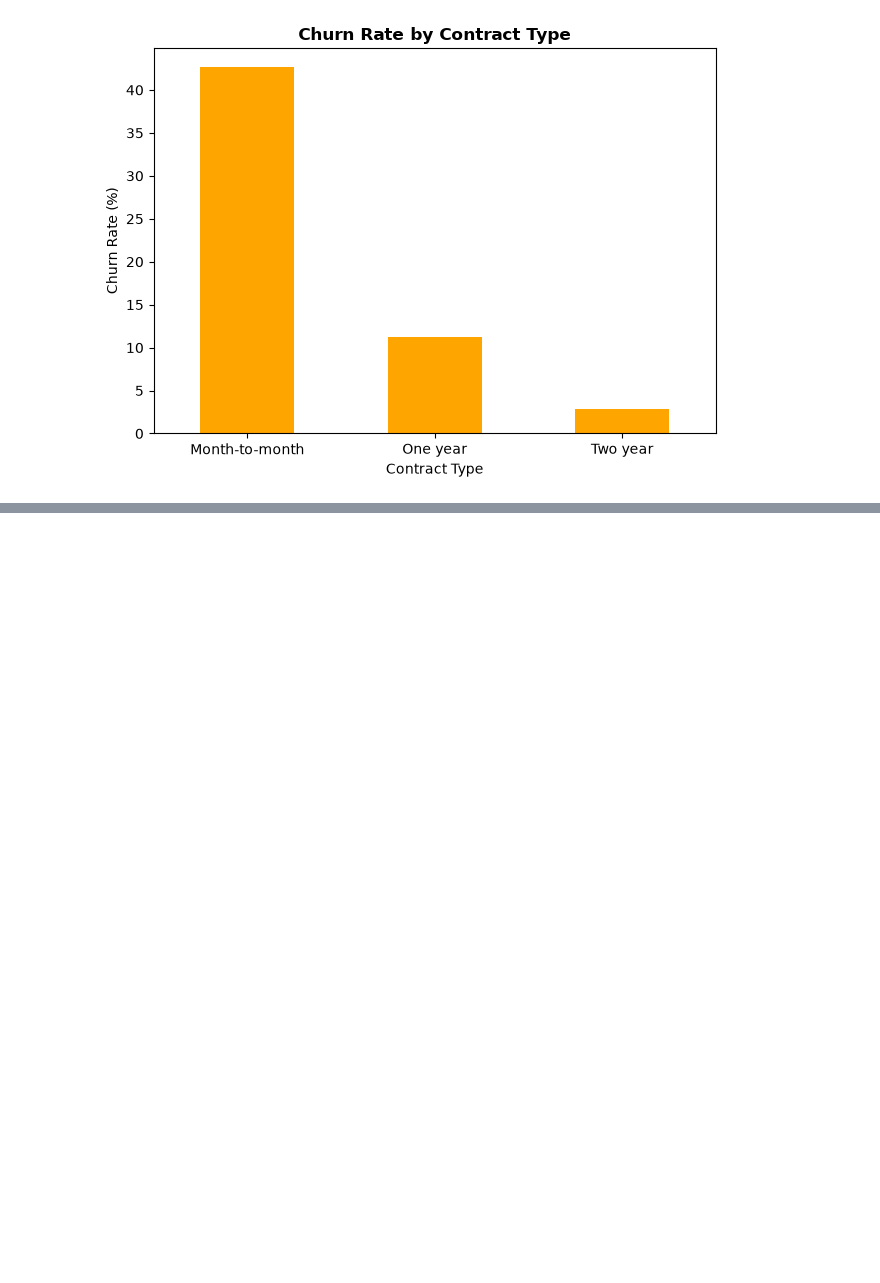
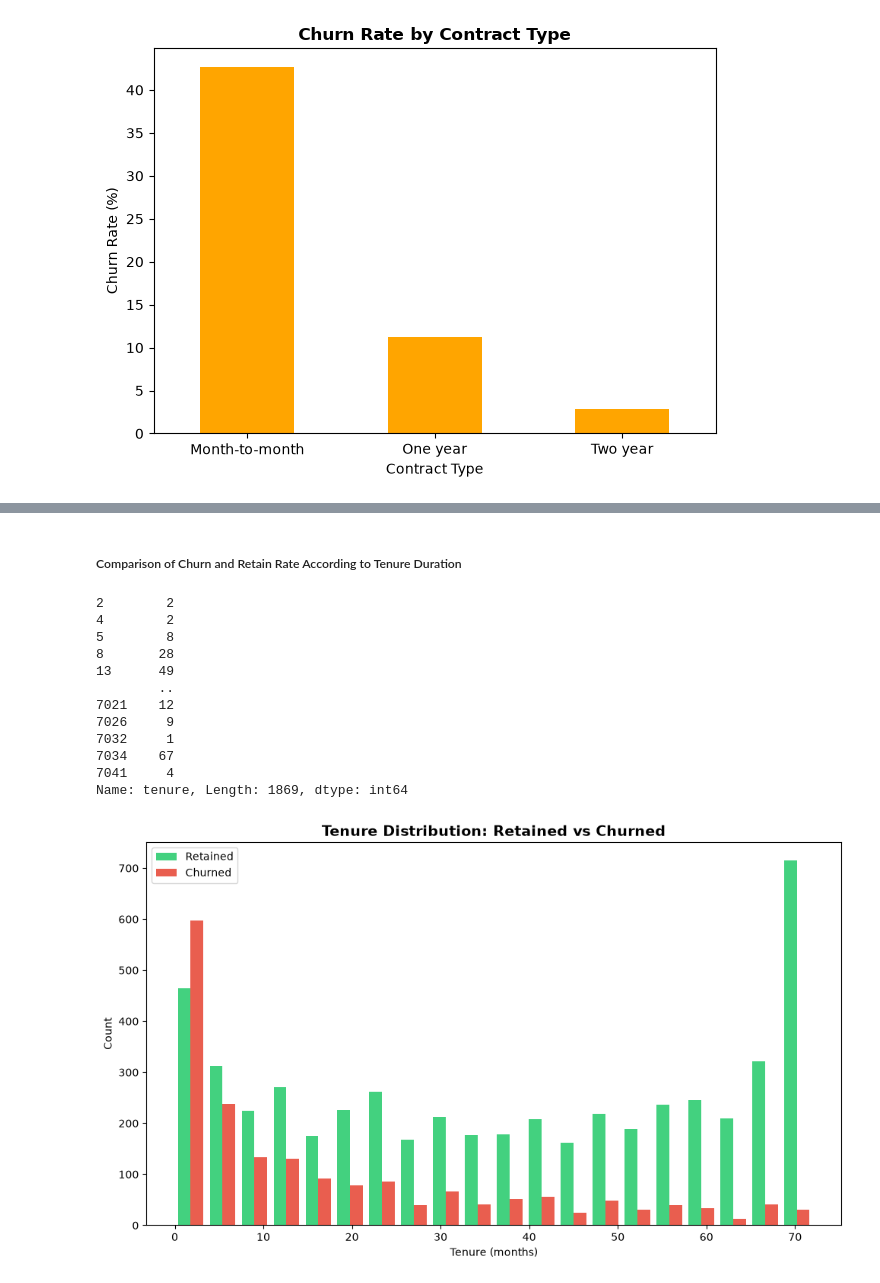
Before and after one commit to AlainRegisDev88/FUTURE_DS_02, a Jupyter notebook: future_interns_task2_.ipynb, the cells around one changed output, grey strips where cells are left out. Cells and saved outputs as stored; diff of their text form; code cells hidden in the pictures; blank space fills up the shorter version.

Commit message:
create a graph comparing churn vs retain by tenure

```diff
--- a/future_interns_task2_.ipynb
+++ b/future_interns_task2_.ipynb
@@ -134 +105,29 @@ Name: has_churned, dtype: float64
 [figure]
+# %% [markdown]
+##### Comparison of Churn and Retain Rate According to Tenure Duration
+# %%
+plt.figure(figsize=(10, 6))
+churned = df[df['Churn'] == 'Yes']['tenure']
+retained = df[df['Churn'] == 'No']['tenure']
+plt.hist([retained, churned], bins=20, label=['Retained', 'Churned'], color=['#2ecc71', '#e74c3c'], alpha=0.9)
+plt.xlabel('Tenure (months)')
+plt.ylabel('Count')
+plt.title('Tenure Distribution: Retained vs Churned', fontsize=14, fontweight='bold')
+plt.legend()
+plt.tight_layout()
+plt.savefig('./results/03_tenure_distribution.png', dpi=300)
+plt.show()
+# %% [output]
+2        2
+4        2
+5        8
+8       28
+13      49
+        ..
+7021    12
+7026     9
+7032     1
+7034    67
+7041     4
+Name: tenure, Length: 1869, dtype: int64
+[figure, added]
```
Also changed, not shown: parts of 4 cells of this notebook, 1 other file.
